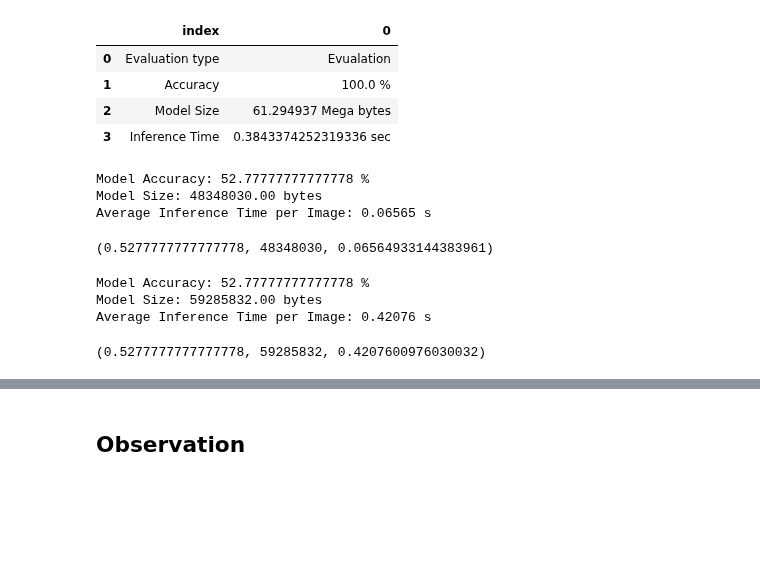
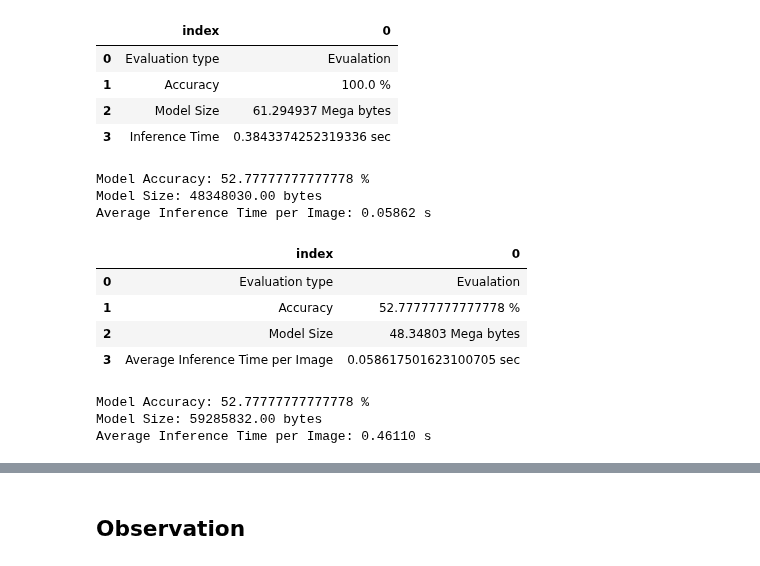
Before and after one commit to nagusubra/Solar_panel_dust_detection, a Jupyter notebook: Final_report.ipynb, the cells around one changed output, grey strips where cells are left out. Cells and saved outputs as stored; diff of their text form; code cells hidden in the pictures; blank space fills up the shorter version.

```diff
--- a/Final_report.ipynb
+++ b/Final_report.ipynb
@@ -490,7 +510,17 @@ def evaluate_tflite_model(interpreter, model_path, test_loader):
   print("Model Size: %.2f bytes" % (model_size))
   print("Average Inference Time per Image: %.5f s" % (total_time/total_images))
 
-  return accuracy, model_size, total_time/total_images
+  # Build Evalution dataframe
+  evulation_dict = {
+                      "Evaluation type": "Evualation",
+                      "Accuracy": str(accuracy*100) + " %",
+                      "Model Size": str(float(model_size)/10**6) + " Mega bytes", # we want mega bytes
+                      "Average Inference Time per Image": str((total_time/total_images)) + " sec"
+                    }
+
+  evulation_df = pd.DataFrame.from_dict(evulation_dict, orient='index').reset_index()
+
+  return evulation_df
 # %%
 converter = tf.lite.TFLiteConverter.from_keras_model(base_model)
 converter.optimizations = [tf.lite.Optimize.DEFAULT]
@@ -546,16 +576,22 @@ quantized_tflite_iteratively_pruned_model_evulation_df
 | 2 | Model Size | 61.294937 Mega bytes |
 | 3 | Inference Time | 0.3843374252319336 sec |
 # %%
-evaluate_tflite_model(interpreter_fp16_quant_base_model, 'fp16_quantized_tflite_base_model.tflite', val_dataset)
+quantized_tflite_base_model_evulation_df = evaluate_tflite_model(interpreter_fp16_quant_base_model, 'fp16_quantized_tflite_base_model.tflite', val_dataset)
 # %% [output]
 Model Accuracy: 52.77777777777778 %
 Model Size: 48348030.00 bytes
-Average Inference Time per Image: 0.06565 s
+Average Inference Time per Image: 0.05862 s
-(0.5277777777777778, 48348030, 0.06564933144383961)
+# %%
+quantized_tflite_base_model_evulation_df
+# %% [output]
+|  | index | 0 |
+| 0 | Evaluation type | Evualation |
+| 1 | Accuracy | 52.77777777777778 % |
+| 2 | Model Size | 48.34803 Mega bytes |
+| 3 | Average Inference Time per Image | 0.058617501623100705 sec |
 # %%
-evaluate_tflite_model(interpreter_fp16_quant_iteratively_pruned_model, 'fp16_quantized_tflite_iteratively_pruned_model.tflite', val_dataset)
+quantized_tflite_iteratively_pruned_model_evulation_df = evaluate_tflite_model(interpreter_fp16_quant_iteratively_pruned_model, 'fp16_quantized_tflite_iteratively_pruned_model.tflite', val_dataset)
 # %% [output]
 Model Accuracy: 52.77777777777778 %
 Model Size: 59285832.00 bytes
-Average Inference Time per Image: 0.42076 s
+Average Inference Time per Image: 0.46110 s
-(0.5277777777777778, 59285832, 0.4207600976030032)
```
Also changed, not shown: parts of 3 cells of this notebook.
